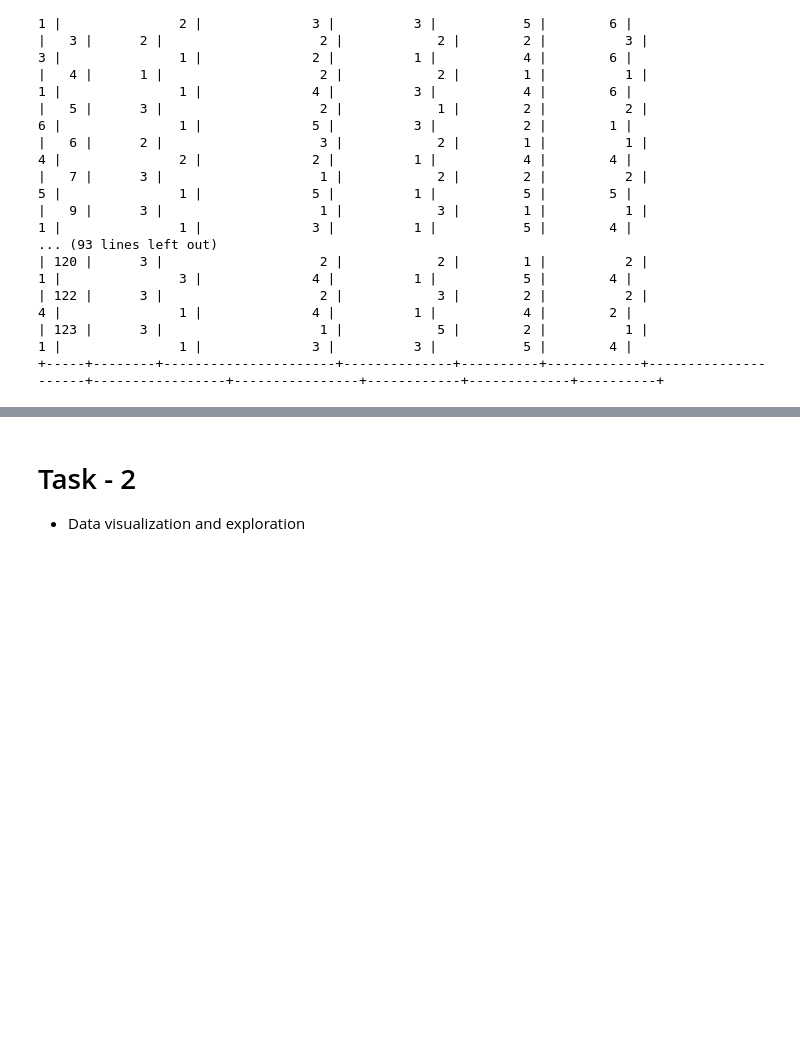
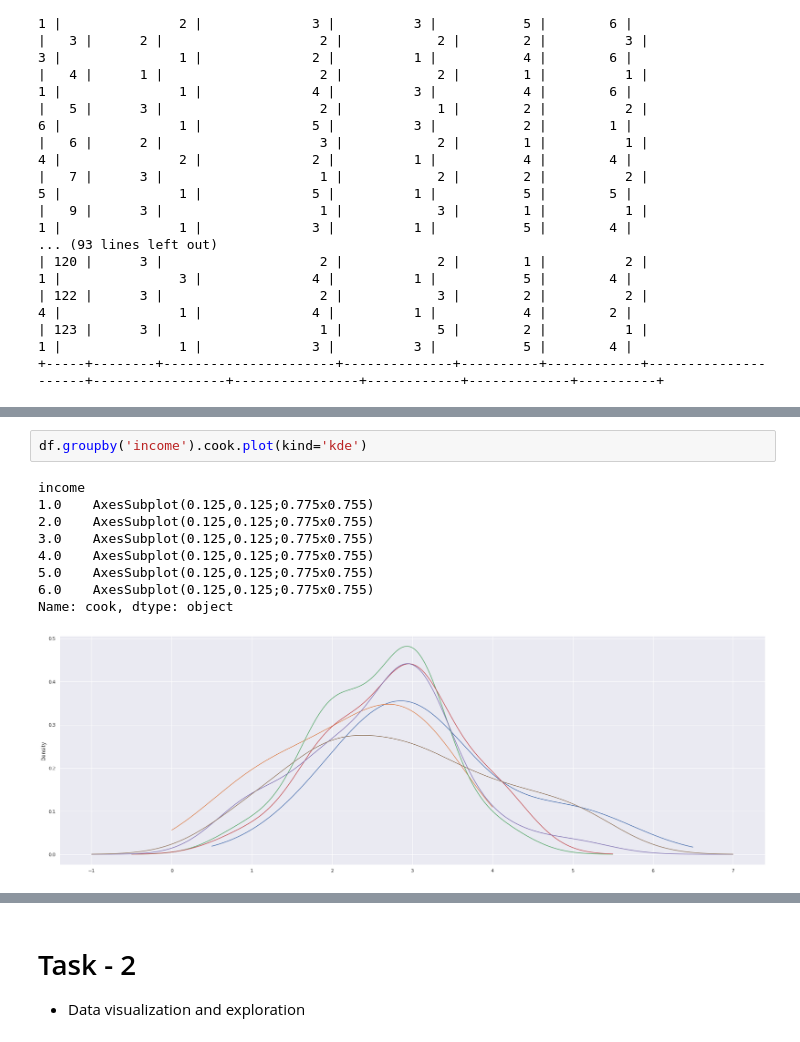
Before and after one commit to KarthiK-ctrl-A/Exploratory_Analysis_on_geolocational_data, a Jupyter notebook: dataanalysis_internship.ipynb, the cells around one changed output, grey strips where cells are left out. Saved outputs shown, nothing was run; the diff lists cells and outputs as text; blank space fills up the shorter version.

```diff
--- a/dataanalysis_internship.ipynb
+++ b/dataanalysis_internship.ipynb
@@ -90,0 +104,12 @@ print(tabulate(df,headers = 'keys', tablefmt = 'psql'))
+# %%
+df.groupby('income').cook.plot(kind='kde')
+# %% [output]
+income
+1.0    AxesSubplot(0.125,0.125;0.775x0.755)
+2.0    AxesSubplot(0.125,0.125;0.775x0.755)
+3.0    AxesSubplot(0.125,0.125;0.775x0.755)
+4.0    AxesSubplot(0.125,0.125;0.775x0.755)
+5.0    AxesSubplot(0.125,0.125;0.775x0.755)
+6.0    AxesSubplot(0.125,0.125;0.775x0.755)
+Name: cook, dtype: object
+[figure, added]
```
Also changed, not shown: parts of 11 cells of this notebook.
